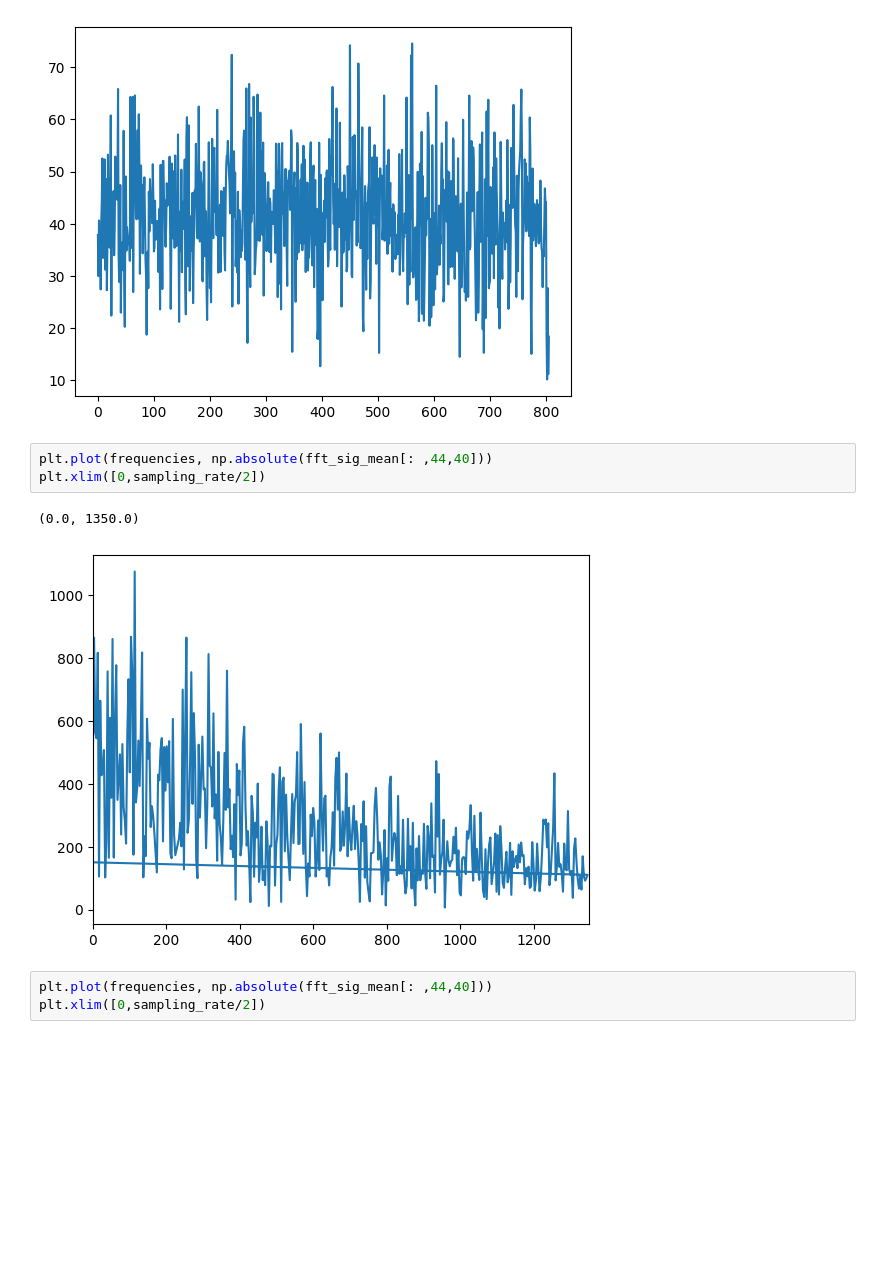
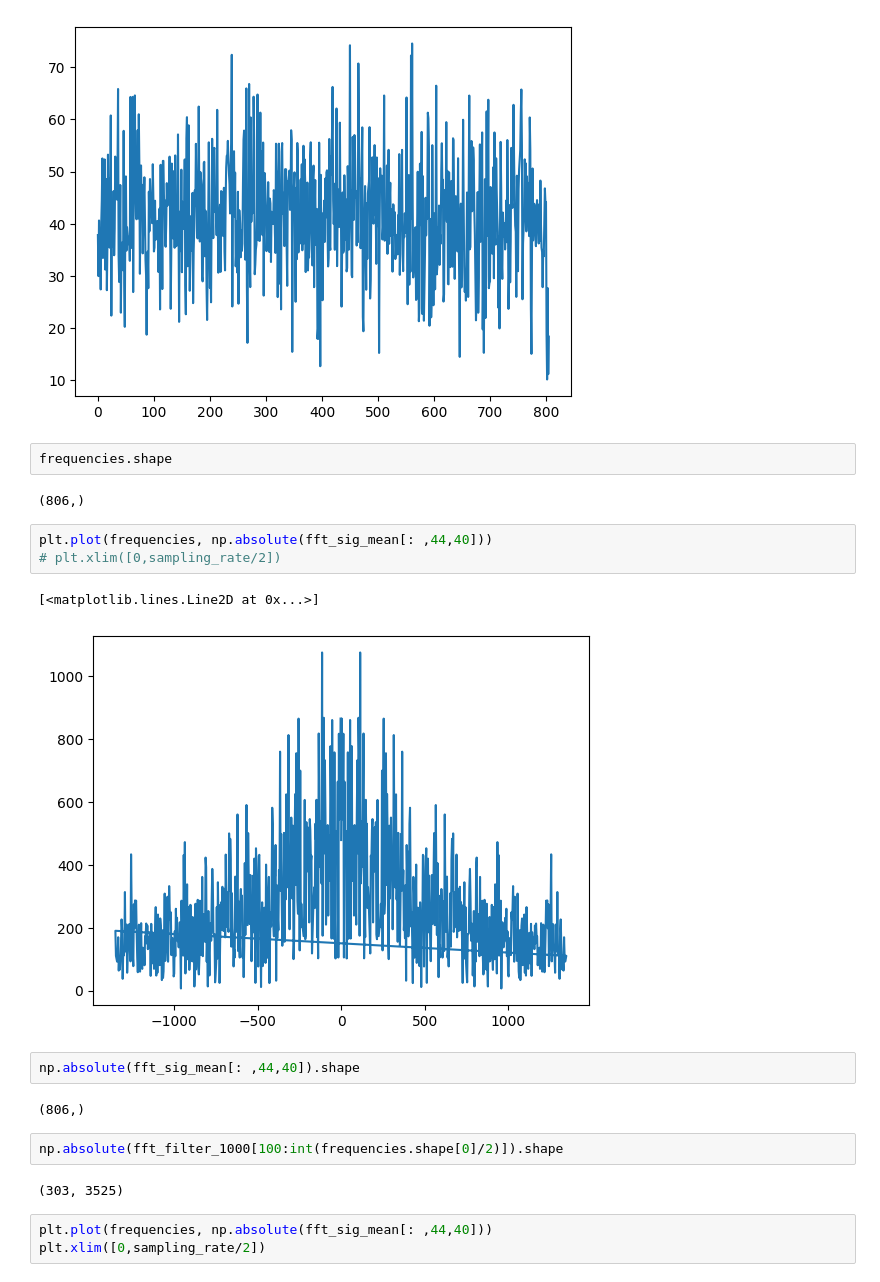
Before and after one commit to CaffineAddic/Wavelet_transforms_in_schlieren_flame_images, a Jupyter notebook: harr_transform.ipynb, the cells around one changed output. Saved outputs shown, nothing was run; the diff lists cells and outputs as text; blank space fills up the shorter version.

```diff
--- a/harr_transform.ipynb
+++ b/harr_transform.ipynb
@@ -96,12 +96,24 @@ plt.plot(mean[: ,55,20])
 # %% [output]
 [<matplotlib.lines.Line2D at 0x...>]
 [figure]
+# %%
+frequencies.shape
+# %% [output]
+(806,)
 # %%
 plt.plot(frequencies, np.absolute(fft_sig_mean[: ,44,40]))
-plt.xlim([0,sampling_rate/2])
+# plt.xlim([0,sampling_rate/2])
 # %% [output]
-(0.0, 1350.0)
+[<matplotlib.lines.Line2D at 0x...>]
-[figure, old version]
+[figure, new version]
+# %%
+np.absolute(fft_sig_mean[: ,44,40]).shape
+# %% [output]
+(806,)
+# %%
+np.absolute(fft_filter_1000[100:int(frequencies.shape[0]/2)]).shape
+# %% [output]
+(303, 3525)
 # %%
 plt.plot(frequencies, np.absolute(fft_sig_mean[: ,44,40]))
 plt.xlim([0,sampling_rate/2])
```
Also changed, not shown: parts of 4 cells of this notebook.
